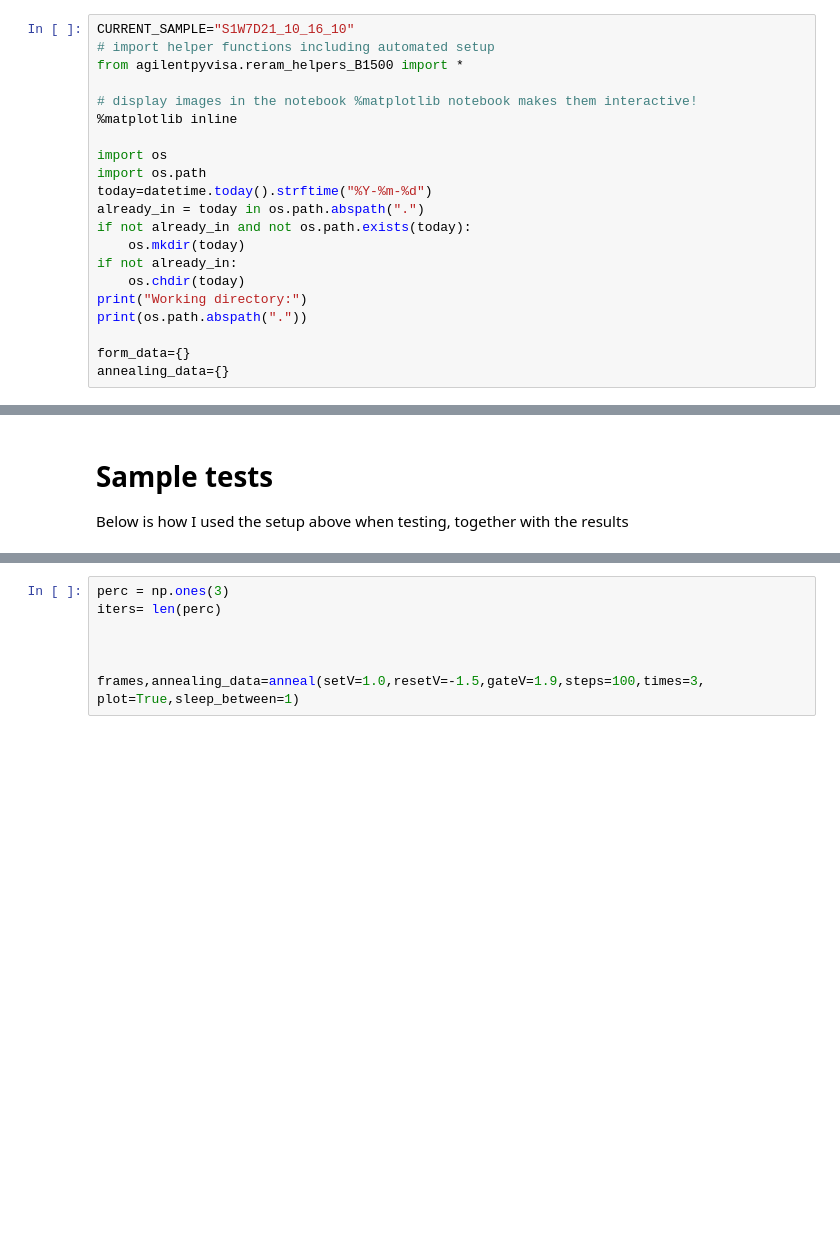
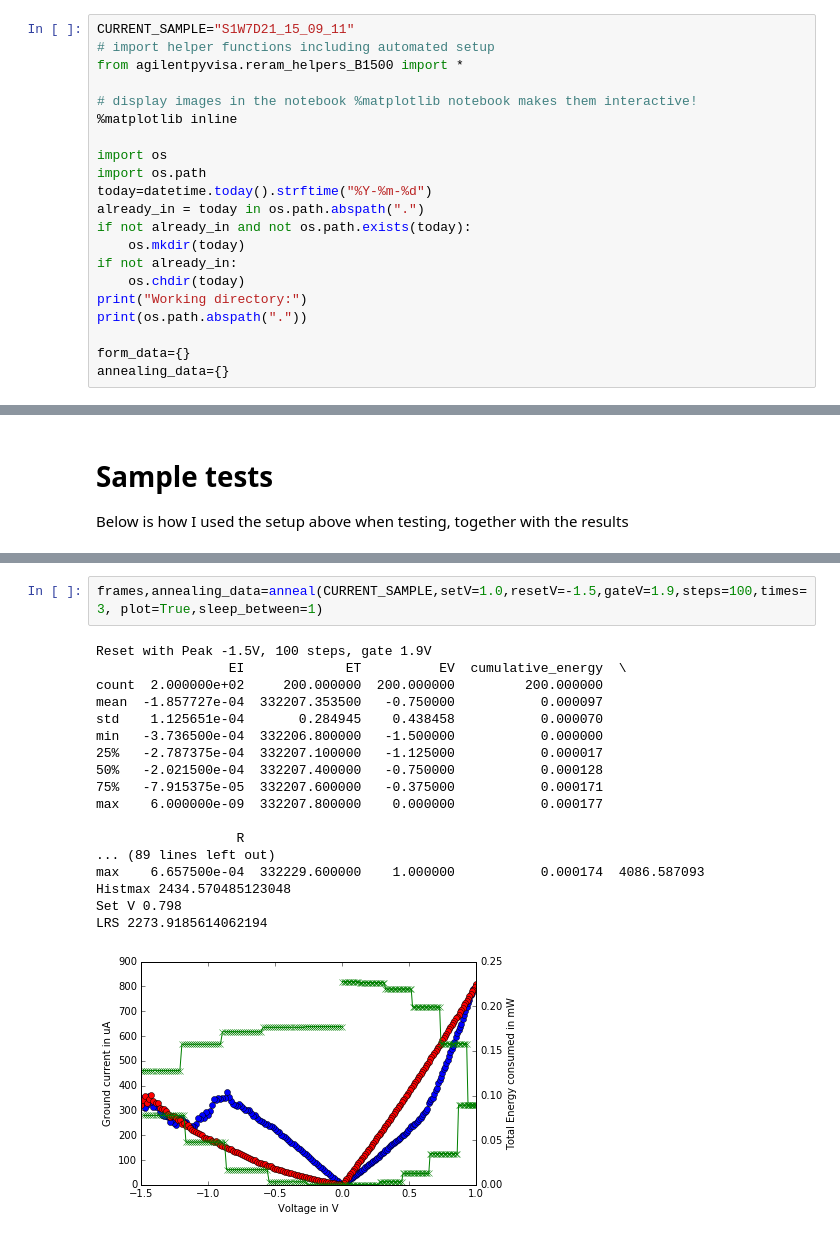
Before and after one commit to igor-krawczuk/agilentpyvisa, a Jupyter notebook: TestingToolbox.ipynb, the cells around one changed output, grey strips where cells are left out. Saved outputs shown, nothing was run; the diff lists cells and outputs as text; blank space fills up the shorter version.

```diff
--- a/TestingToolbox.ipynb
+++ b/TestingToolbox.ipynb
@@ -1,5 +1,5 @@
 # %%
-CURRENT_SAMPLE="S1W7D21_10_16_10"
+CURRENT_SAMPLE="S1W7D21_15_09_11"
 # import helper functions including automated setup
 from agilentpyvisa.reram_helpers_B1500 import *
 
@@ -52,7 +136,21 @@ plt.plot(sh['EV'],sh['R'])
 # %%
-perc = np.ones(3)
-iters= len(perc)
-
-
-
-frames,annealing_data=anneal(setV=1.0,resetV=-1.5,gateV=1.9,steps=100,times=3, plot=True,sleep_between=1)
+frames,annealing_data=anneal(CURRENT_SAMPLE,setV=1.0,resetV=-1.5,gateV=1.9,steps=100,times=3, plot=True,sleep_between=1)
+# %% [output]
+Reset with Peak -1.5V, 100 steps, gate 1.9V
+                 EI             ET          EV  cumulative_energy  \
+count  2.000000e+02     200.000000  200.000000         200.000000
+mean  -1.857727e-04  332207.353500   -0.750000           0.000097
+std    1.125651e-04       0.284945    0.438458           0.000070
+min   -3.736500e-04  332206.800000   -1.500000           0.000000
+25%   -2.787375e-04  332207.100000   -1.125000           0.000017
+50%   -2.021500e-04  332207.400000   -0.750000           0.000128
+75%   -7.915375e-05  332207.600000   -0.375000           0.000171
+max    6.000000e-09  332207.800000    0.000000           0.000177
+
+                  R
+... (89 lines left out)
+max    6.657500e-04  332229.600000    1.000000           0.000174  4086.587093
+Histmax 2434.570485123048
+Set V 0.798
+LRS 2273.9185614062194
+[figure, added]
```
Also changed, not shown: parts of 11 cells of this notebook, 1 other file.
